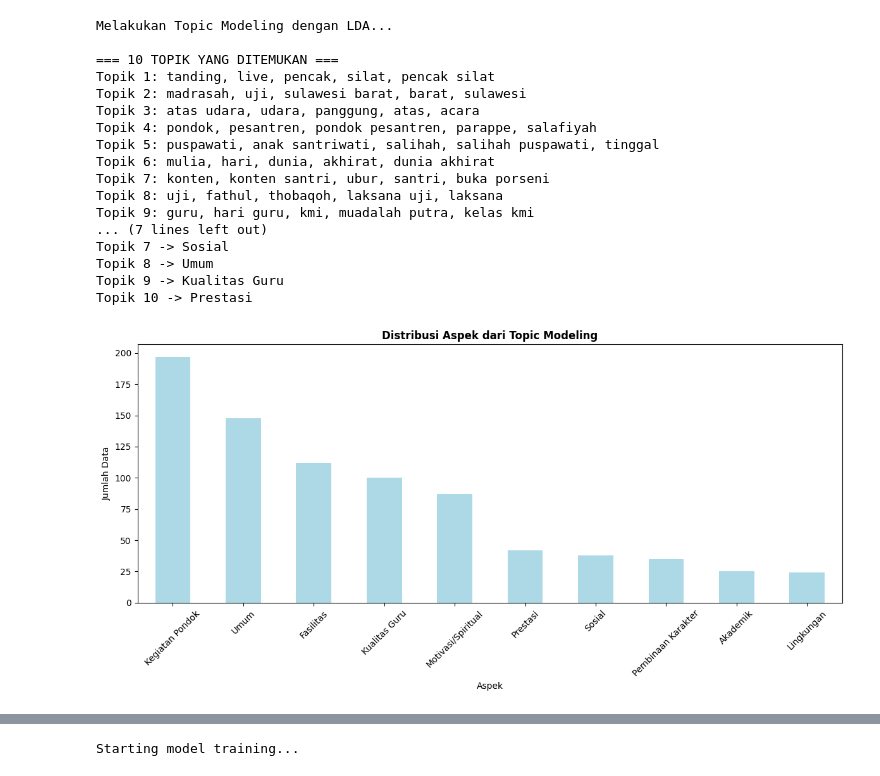
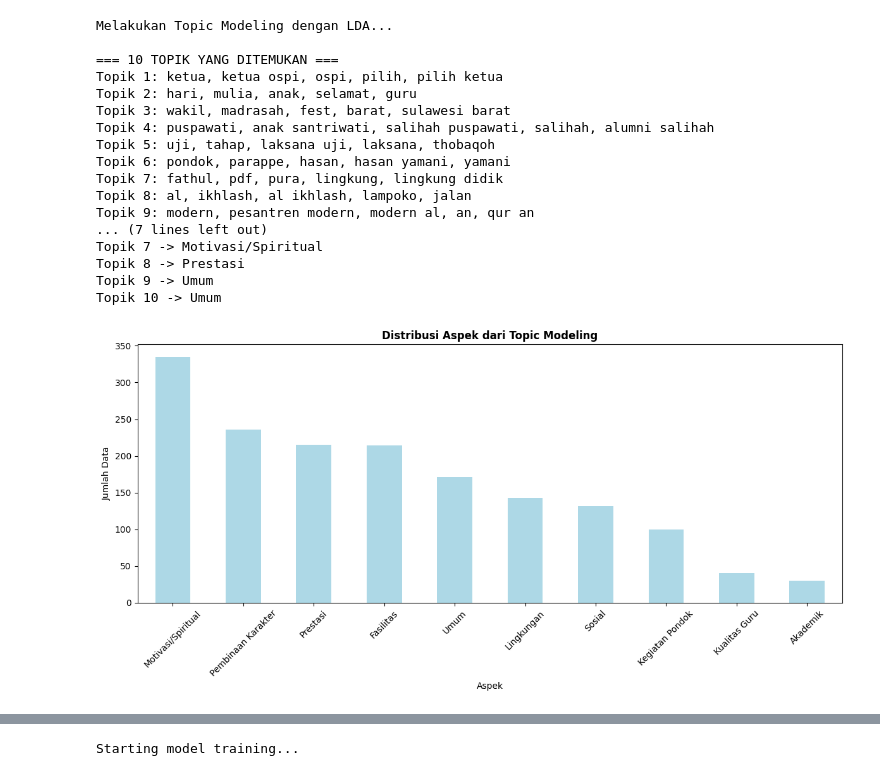
Before and after one commit to AslamMardin/sentimen-absa, a Jupyter notebook: Result_Aspek.ipynb, the cells around one changed output, grey strips where cells are left out. Drawn from its saved outputs; the diff is of its cells as text; code cells hidden in the pictures.

```diff
--- a/Result_Aspek.ipynb
+++ b/Result_Aspek.ipynb
@@ -55,7 +57,7 @@ def load_datasets():
     """Fungsi untuk memuat dataset utama dan lexicon"""
     try:
         # Muat dataset utama
-        df_main = pd.read_excel('ABSA_db.xlsx')  # Perbaikan: read_excel, bukan readexcel
+        df_main = pd.read_excel('ABSA_db_kalimat_bagus.xlsx')  # Perbaikan: read_excel, bukan readexcel
         print(f"✅ Dataset utama berhasil dimuat: {df_main.shape}")
         print(f"Kolom: {list(df_main.columns)}")
 
@@ -591,16 +621,46 @@ def map_topics_to_aspects(topics):
 
     # Define aspect keywords
     aspect_keywords = {
-        'Kualitas Guru': ['guru', 'ajar', 'pengajar', 'ustaz', 'pendidik'],
-        'Sosial': ['sosial', 'teman', 'santri', 'bergaul', 'rukun'],
-        'Motivasi/Spiritual': ['motivasi', 'spiritual', 'doa', 'ibadah', 'agama'],
-        'Kegiatan Pondok': ['kegiatan', 'acara', 'program', 'ekstrakurikuler'],
-        'Akademik': ['akademik', 'belajar', 'pelajaran', 'nilai', 'ujian'],
-        'Umum': ['umum', 'secara', 'overall', 'keseluruhan'],
-        'Fasilitas': ['fasilitas', 'gedung', 'ruang', 'sarana'],
-        'Lingkungan': ['lingkungan', 'tempat', 'lokasi', 'suasana'],
-        'Pembinaan Karakter': ['karakter', 'akhlak', 'moral', 'etika'],
-        'Prestasi': ['prestasi', 'juara', 'lomba', 'achievement']
+       'Kualitas Guru': [
+        'guru', 'ajar', 'pengajar', 'ustaz', 'ustadz', 'ustadzah', 'ustazah',
+        'kyai', 'pendidik', 'mengajar', 'mengaji', 'ceramah', 'pengasuh', 'pembina'
+    ],
+    'Sosial': [
+        'sosial', 'teman', 'santri', 'bergaul', 'rukun', 'interaksi',
+        'persahabatan', 'pergaulan', 'kebersamaan', 'solidaritas'
+    ],
+    'Motivasi/Spiritual': [
+        'motivasi', 'spiritual', 'doa', 'ibadah', 'agama', 'rohani',
+        'pengajian', 'keimanan', 'hikmah', 'dzikir', 'murojaah'
+    ],
+    'Kegiatan Pondok': [
+        'kegiatan', 'acara', 'program', 'ekstrakurikuler', 'event',
+        'organisasi', 'pelatihan', 'jadwal', 'aktifitas', 'mos'
+    ],
+    'Akademik': [
+        'akademik', 'belajar', 'pelajaran', 'nilai', 'ujian',
+        'rapor', 'mata pelajaran', 'pengajaran', 'tes', 'buku'
+    ],
+    'Umum': [
+        'umum', 'secara', 'overall', 'keseluruhan', 'rata-rata',
+        'umumnya', 'umumnya baik', 'pandangan umum', 'kesan umum'
+    ],
+    'Fasilitas': [
+        'fasilitas', 'gedung', 'ruang', 'sarana', 'prasarana',
+        'asrama', 'kelas', 'kantin', 'toilet', 'masjid', 'perpustakaan', 'wifi'
+    ],
+    'Lingkungan': [
+        'lingkungan', 'tempat', 'lokasi', 'suasana', 'kondisi',
+        'udara', 'kebersihan', 'asri', 'tenang', 'aman', 'nyaman'
+    ],
+    'Pembinaan Karakter': [
+        'karakter', 'akhlak', 'moral', 'etika', 'disiplin',
+        'tanggung jawab', 'sopan', 'jujur', 'budi pekerti', 'attitude'
+    ],
+    'Prestasi': [
+        'prestasi', 'juara', 'lomba', 'achievement', 'penghargaan',
+        'kompetisi', 'trophy', 'medali', 'kejuaraan', 'unggul', 'berprestasi'
+    ]
     }
 
     topic_aspects = []
@@ -657,47 +717,47 @@ def assign_dominant_topic(df, lda_model, vectorizer):
         9: 'Umum'
     }
 
     df['topic_number'] = dominant_topics
     df['aspek_manual'] = [aspect_mapping.get(topic, 'Umum') for topic in dominant_topics]
 
     return df
 
 # Jalankan topic modeling
 lda_model, vectorizer, topics = perform_lda_topic_modeling(df_main)
 
 if topics:
     topic_aspects = map_topics_to_aspects(topics)
     df_main = assign_dominant_topic(df_main, lda_model, vectorizer)
 
     # Visualisasi distribusi aspek
     plt.figure(figsize=(12, 6))
     aspect_counts = df_main['aspek_manual'].value_counts()
     aspect_counts.plot(kind='bar', color='lightblue')
     plt.title('Distribusi Aspek dari Topic Modeling', fontweight='bold')
     plt.xlabel('Aspek')
     plt.ylabel('Jumlah Data')
     plt.xticks(rotation=45)
     plt.tight_layout()
     plt.show()
 # %% [output]
 Melakukan Topic Modeling dengan LDA...
 
 === 10 TOPIK YANG DITEMUKAN ===
-Topik 1: tanding, live, pencak, silat, pencak silat
-Topik 2: madrasah, uji, sulawesi barat, barat, sulawesi
-Topik 3: atas udara, udara, panggung, atas, acara
-Topik 4: pondok, pesantren, pondok pesantren, parappe, salafiyah
-Topik 5: puspawati, anak santriwati, salihah, salihah puspawati, tinggal
-Topik 6: mulia, hari, dunia, akhirat, dunia akhirat
-Topik 7: konten, konten santri, ubur, santri, buka porseni
-Topik 8: uji, fathul, thobaqoh, laksana uji, laksana
-Topik 9: guru, hari guru, kmi, muadalah putra, kelas kmi
+Topik 1: ketua, ketua ospi, ospi, pilih, pilih ketua
+Topik 2: hari, mulia, anak, selamat, guru
+Topik 3: wakil, madrasah, fest, barat, sulawesi barat
+Topik 4: puspawati, anak santriwati, salihah puspawati, salihah, alumni salihah
+Topik 5: uji, tahap, laksana uji, laksana, thobaqoh
+Topik 6: pondok, parappe, hasan, hasan yamani, yamani
+Topik 7: fathul, pdf, pura, lingkung, lingkung didik
+Topik 8: al, ikhlash, al ikhlash, lampoko, jalan
+Topik 9: modern, pesantren modern, modern al, an, qur an
 ... (7 lines left out)
-Topik 7 -> Sosial
-Topik 8 -> Umum
-Topik 9 -> Kualitas Guru
-Topik 10 -> Prestasi
+Topik 7 -> Motivasi/Spiritual
+Topik 8 -> Prestasi
+Topik 9 -> Umum
+Topik 10 -> Umum
-[figure, old version]
+[figure, new version]
 # %%
 import seaborn as sns
 
```
Also changed, not shown: parts of 11 cells of this notebook, 8 other files.
